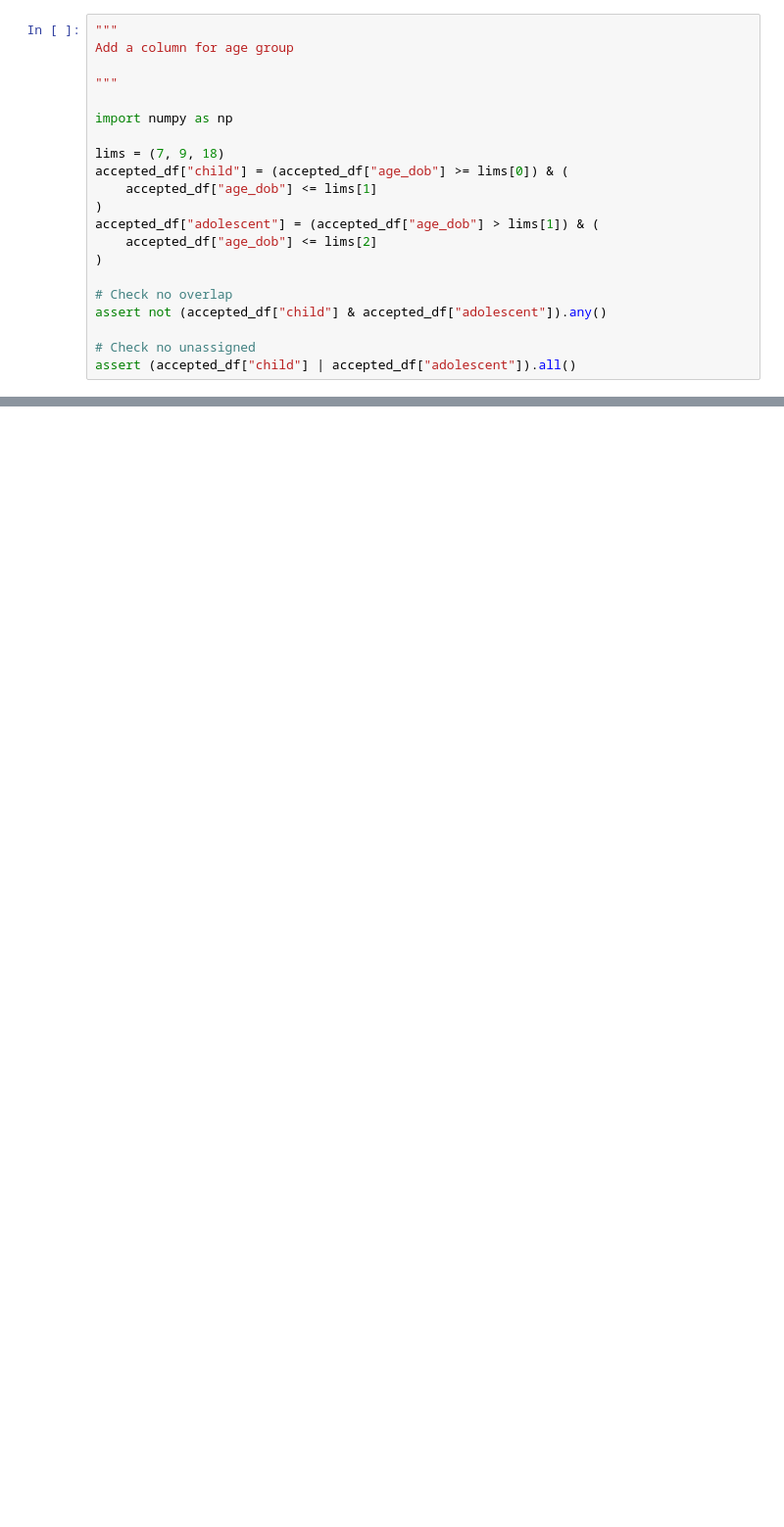
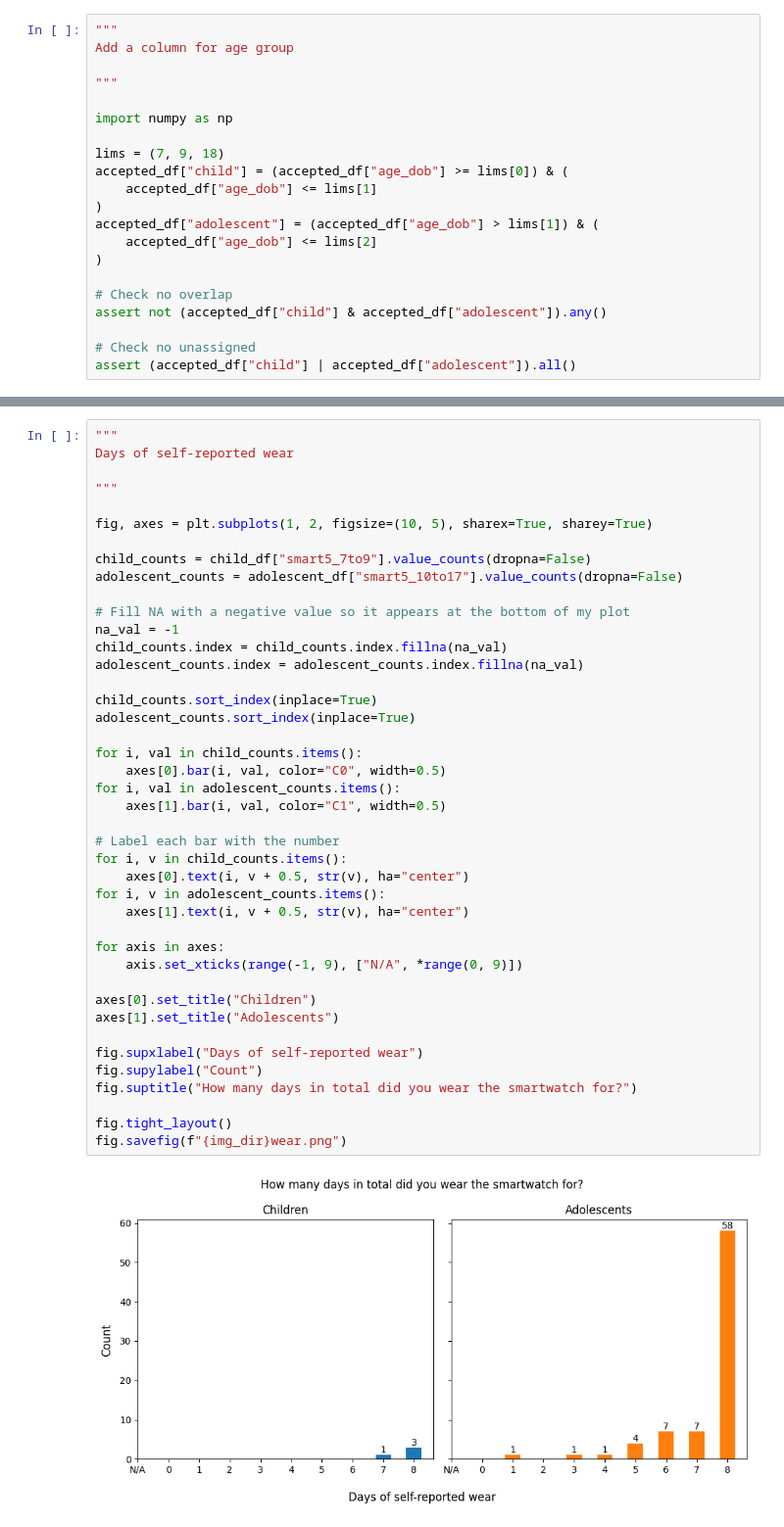
Before and after one commit to JGIBristol/seaco_smartwatch_paper, a Jupyter notebook: survey.ipynb, the cells around one changed output, grey strips where cells are left out. Shown: that part at 98% size. Drawn from its saved outputs; the diff is of its cells as text; blank space fills up the shorter version.

```diff
--- a/survey.ipynb
+++ b/survey.ipynb
@@ -105,0 +248,44 @@ len(adolescent_df), len(child_df)
+# %%
+"""
+Days of self-reported wear
+
+"""
+
+fig, axes = plt.subplots(1, 2, figsize=(10, 5), sharex=True, sharey=True)
+
+child_counts = child_df["smart5_7to9"].value_counts(dropna=False)
+adolescent_counts = adolescent_df["smart5_10to17"].value_counts(dropna=False)
+
+# Fill NA with a negative value so it appears at the bottom of my plot
+na_val = -1
+child_counts.index = child_counts.index.fillna(na_val)
+adolescent_counts.index = adolescent_counts.index.fillna(na_val)
+
+child_counts.sort_index(inplace=True)
+adolescent_counts.sort_index(inplace=True)
+
+for i, val in child_counts.items():
+    axes[0].bar(i, val, color="C0", width=0.5)
+for i, val in adolescent_counts.items():
+    axes[1].bar(i, val, color="C1", width=0.5)
+
+# Label each bar with the number
+for i, v in child_counts.items():
+    axes[0].text(i, v + 0.5, str(v), ha="center")
+for i, v in adolescent_counts.items():
+    axes[1].text(i, v + 0.5, str(v), ha="center")
+
+for axis in axes:
+    axis.set_xticks(range(-1, 9), ["N/A", *range(0, 9)])
+
+axes[0].set_title("Children")
+axes[1].set_title("Adolescents")
+
+fig.supxlabel("Days of self-reported wear")
+fig.supylabel("Count")
+fig.suptitle("How many days in total did you wear the smartwatch for?")
+
+fig.tight_layout()
+fig.savefig(f"{img_dir}wear.png")
+# %% [output]
+[figure, added]
```
Also changed, not shown: parts of 18 cells of this notebook.
